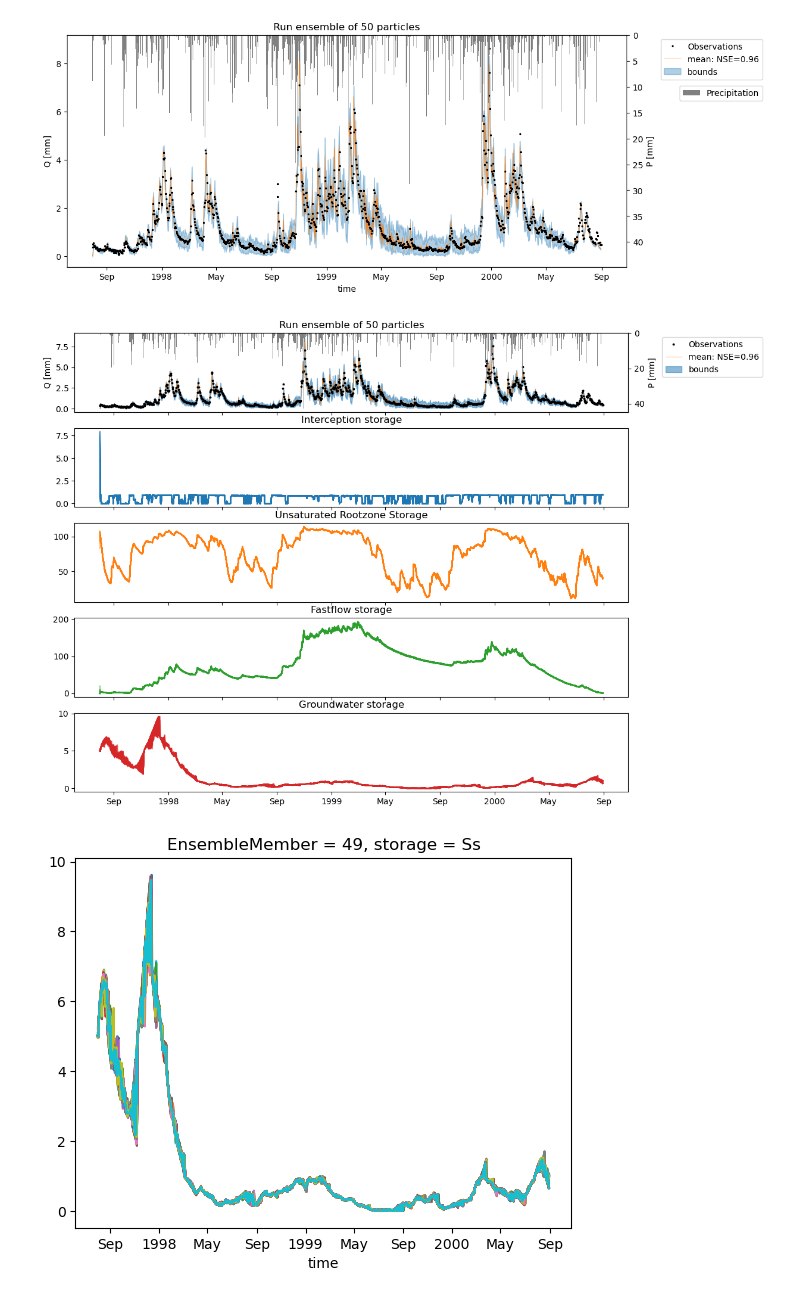
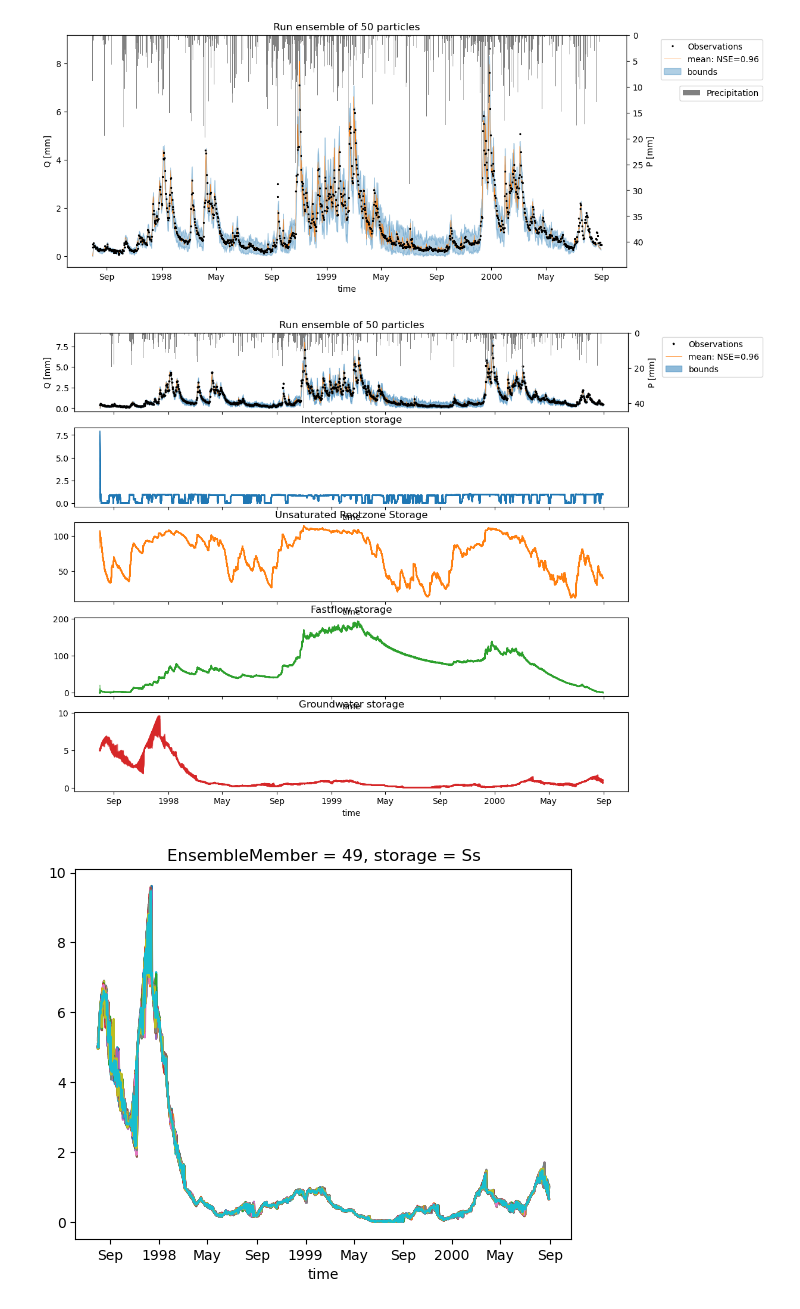
Before and after one commit to Daafip/Msc-Thesis-Notebooks, a Jupyter notebook: 2. Run first DA HBV.ipynb, the cells around one changed output. Cells and saved outputs as stored; diff of their text form; code cells hidden in the pictures.

```diff
--- a/2. Run first DA HBV.ipynb
+++ b/2. Run first DA HBV.ipynb
@@ -199,2 +211,3 @@ for index, ensembleMember in enumerate(ensemble):
 # %%
-df_ensemble = pd.DataFrame(data=Q_m_arr[:,:len(time)].T,index=time,columns=[f'particle {n}' for n in range(n_particles)])
+if not load:
+    df_ensemble = pd.DataFrame(data=Q_m_arr[:,:len(time)].T,index=time,columns=[f'particle {n}' for n in range(n_particles)])
@@ -201,5 +216,28 @@ df_ensemble = pd.DataFrame(data=Q_m_arr[:,:len(time)].T,index=time,columns=[f'pa
 # %%
 ##### Save?
-# df_ensemble.to_feather(r'Output/df_ensemble.feather')
-# df_ensemble = pd.read_feather(r'Output/df_ensemble.feather')
+if save:
+    df_ensemble.to_feather(r'Output/df_ensemble.feather')
+if load:
+    df_ensemble = pd.read_feather(r'Output/df_ensemble.feather')
+# %%
+if load:
+    # TODO: obtain from model
+    units= {"Imax":"mm",
+            "Ce": "-",
+            "Sumax": "mm",
+            "Beta": "-",
+            "Pmax": "mm",
+            "Tlag": "d",
+            "Kf": "-",
+            "Ks": "-",
+            "Si": "mm",
+            "Su": "mm",
+            "Sf": "mm",
+            "Ss": "mm",
+            "Ei_dt": "mm/d",
+            "Ea_dt": "mm/d",
+            "Qs_dt": "mm/d",
+            "Qf_dt": "mm/d",
+            "Q_tot_dt": "mm/d",
+            "Q_m": "mm/d"}
 # %%
@@ -215,6 +285,11 @@ parameter_terms_ds = xr.DataArray(parameter_terms_arr,dims=["EnsembleMember","ti
 # %%
 ##### Save?
-# storage_terms_ds.to_netcdf(r'Output/storage_terms_ds.nc')
-# parameter_terms_ds.to_netcdf(r'Output/parameter_terms_ds.nc')
-# storage_terms_ds = xr.open_dataset(r'Output/storage_terms_ds.nc')
-# parameter_terms_ds = xr.open_dataset(r'Output/parameter_terms_ds.nc')
+if save:
+    storage_terms_ds.to_netcdf(r'Output/storage_terms_ds.nc')
+    parameter_terms_ds.to_netcdf(r'Output/parameter_terms_ds.nc')
+    ds_combined.to_netcdf(r'Output/combined_ds.nc')
+
+if load:
+    storage_terms_ds = xr.open_dataarray(r'Output/storage_terms_ds.nc')
+    parameter_terms_ds = xr.open_dataarray(r'Output/parameter_terms_ds.nc')
+    ds_combined = xr.open_dataset(r'Output/combined_ds.nc')
@@ -281,30 +358,30 @@ fig.savefig(figure_path / "ensemble_run_for_50_particles_bounds_P.png",bbox_inch
 # %%
 n=5
 fig, axs = plt.subplots(n,1,figsize=(12,n*2),sharex=True)
 
 ax = axs[0]
 ds['Q'].plot(ax=ax,lw=0,marker="*",ms=2.5,zorder=0,label="Observations",color='k')
 ax_pr = ax.twinx()
 ax_pr.invert_yaxis()
 ax_pr.set_ylabel(f"P [mm]")
 ax_pr.bar(df_ensemble.index,ds['pr'].values[:-1],zorder=-10,label="Precipitation",color="grey")
 
 ax.plot(mean_ensemble,color="C1",lw=0.5,label=f"mean: NSE={NSE_mean_ens:.2f}",zorder=-1)
 ax.fill_between(df_ensemble.index,df_ensemble.T.min(),df_ensemble.T.max(),color="C0", alpha=0.5,zorder=-10,label="bounds")
 ax.legend(bbox_to_anchor=(1.25,1))
 ax.set_ylabel("Q [mm]")
 ax.set_xlabel(None)
 ax.set_title(f"Run ensemble of {n_particles} particles");
 
 for i, S_name in enumerate(S_names):
     for j in range(n_particles):
-        axs[i+1].plot(df_ensemble.index, storage_terms_arr[j,:,i],color=f"C{i}",alpha=0.5)
+        storage_terms_ds.isel(storage=i,EnsembleMember=j).plot(ax=axs[i+1],color=f"C{i}",alpha=0.5)
         axs[i+1].set_title(S_name)
 
 figure_path = path / "Figures"
 fig.savefig(figure_path / "ensemble_run_for_50_particles_storages.png",bbox_inches="tight",dpi=400)
 # %% [output]
-[figure, old version]
+[figure, new version]
 # %%
 fig, ax = plt.subplots(1,1)
 for i in range(n_particles):
```
Also changed, not shown: parts of 6 cells of this notebook, 1 other file.
